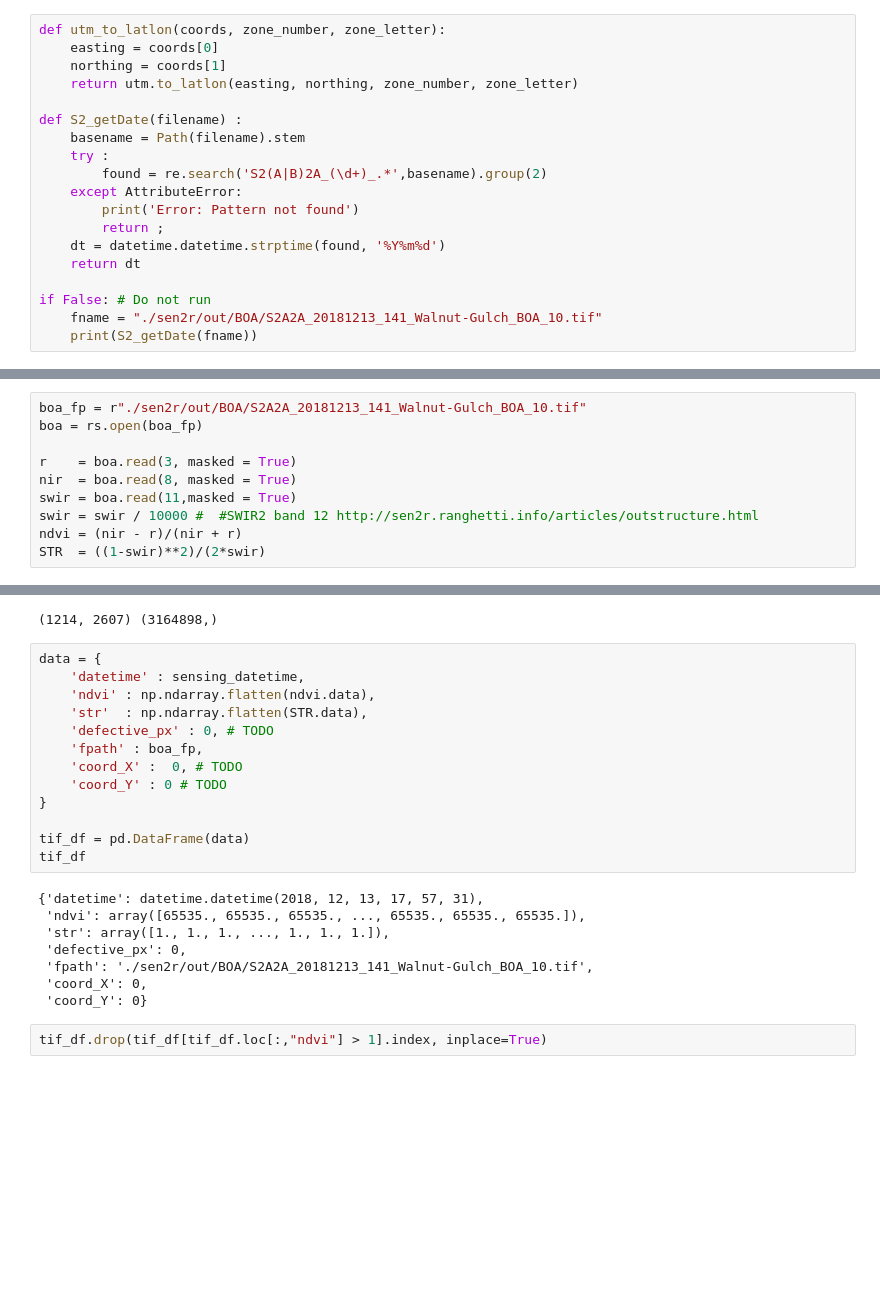
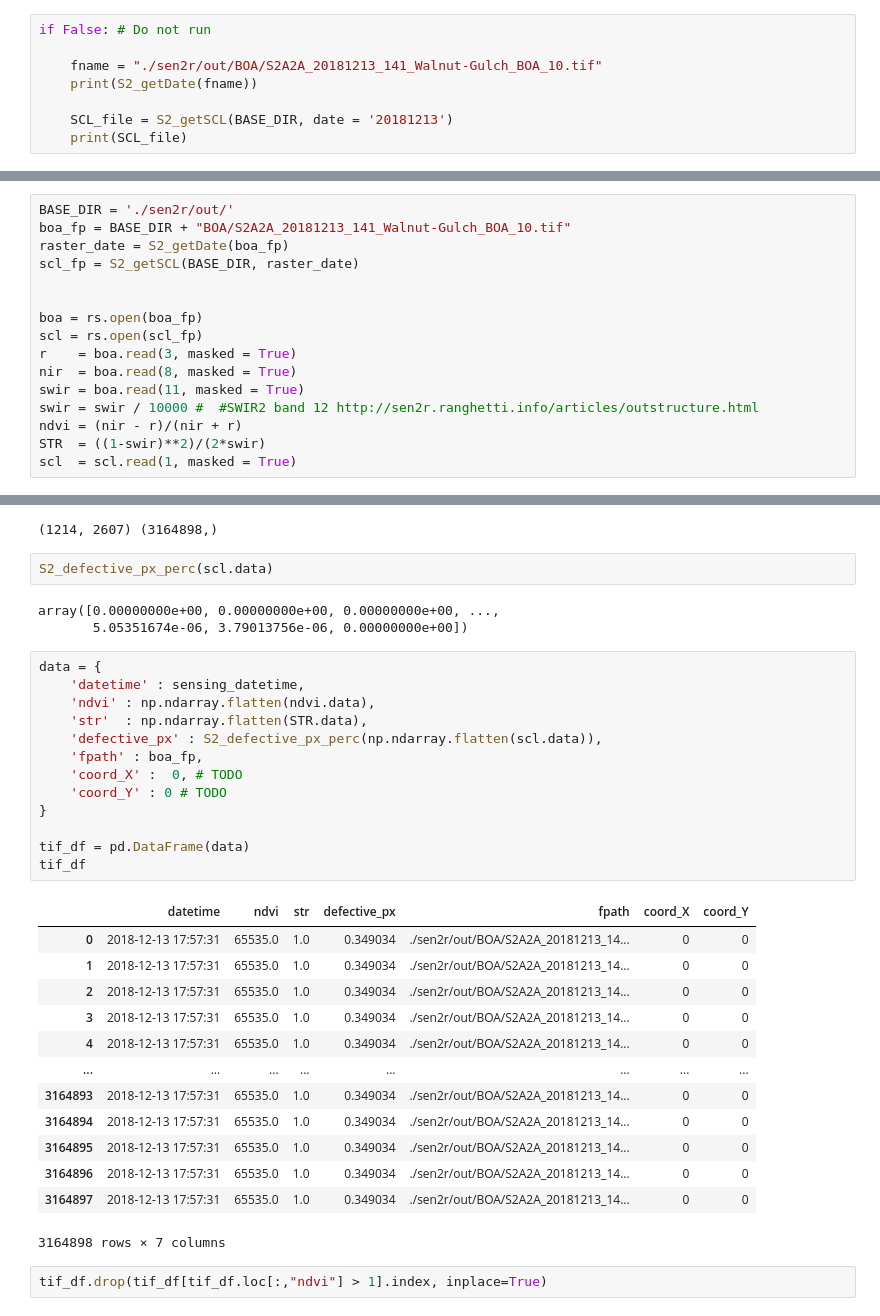
Before and after one commit to VicenteYago/OPTRAM, a Jupyter notebook: OPTRAM.ipynb, the cells around one changed output, grey strips where cells are left out. Saved outputs shown, nothing was run; the diff lists cells and outputs as text; blank space fills up the shorter version.

Commit message:
defective_px_perc OK

```diff
--- a/OPTRAM.ipynb
+++ b/OPTRAM.ipynb
@@ -33,19 +91,8 @@ swrc
 # %%
-def utm_to_latlon(coords, zone_number, zone_letter):
-    easting = coords[0]
-    northing = coords[1]
-    return utm.to_latlon(easting, northing, zone_number, zone_letter)
+if False: # Do not run
 
-def S2_getDate(filename) :
-    basename = Path(filename).stem
-    try :
-        found = re.search('S2(A|B)2A_(\d+)_.*',basename).group(2)
-    except AttributeError:
-        print('Error: Pattern not found')
-        return ;
-    dt = datetime.datetime.strptime(found, '%Y%m%d')
-    return dt
-
-if False: # Do not run
     fname = "./sen2r/out/BOA/S2A2A_20181213_141_Walnut-Gulch_BOA_10.tif"
     print(S2_getDate(fname))
+
+    SCL_file = S2_getSCL(BASE_DIR, date = '20181213')
+    print(SCL_file)
@@ -131,15 +182,21 @@ ax2.plot(l1tdr17_fix.loc[:,'SM5'].index, l1tdr17_fix.loc[:,'SM5'])
 # %% [markdown]
 Example for df creation of 1 image:
 # %%
-boa_fp = r"./sen2r/out/BOA/S2A2A_20181213_141_Walnut-Gulch_BOA_10.tif"
+BASE_DIR = './sen2r/out/'
+boa_fp = BASE_DIR + "BOA/S2A2A_20181213_141_Walnut-Gulch_BOA_10.tif"
+raster_date = S2_getDate(boa_fp)
+scl_fp = S2_getSCL(BASE_DIR, raster_date)
+
+
 boa = rs.open(boa_fp)
-
+scl = rs.open(scl_fp)
 r    = boa.read(3, masked = True)
 nir  = boa.read(8, masked = True)
-swir = boa.read(11,masked = True)
+swir = boa.read(11, masked = True)
 swir = swir / 10000 #  #SWIR2 band 12 http://sen2r.ranghetti.info/articles/outstructure.html
 ndvi = (nir - r)/(nir + r)
 STR  = ((1-swir)**2)/(2*swir)
+scl  = scl.read(1, masked = True)
 # %% [markdown]
 The following cell runs a bash command to obtain the sensing acquisition datetime of the satellite images. The invoked script is a R code which uses the sen2r library.
 # %%
@@ -183,27 +240,38 @@ sensing_datetime = datetime.datetime.strptime(dts[1], '
 print(ndvi.data.shape, np.ndarray.flatten(ndvi.data).shape)
 # %% [output]
 (1214, 2607) (3164898,)
+# %%
+S2_defective_px_perc(scl.data)
+# %% [output]
+array([0.00000000e+00, 0.00000000e+00, 0.00000000e+00, ...,
+       5.05351674e-06, 3.79013756e-06, 0.00000000e+00])
 # %%
 data = {
     'datetime' : sensing_datetime,
     'ndvi' : np.ndarray.flatten(ndvi.data),
     'str'  : np.ndarray.flatten(STR.data),
-    'defective_px' : 0, # TODO
+    'defective_px' : S2_defective_px_perc(np.ndarray.flatten(scl.data)),
     'fpath' : boa_fp,
     'coord_X' :  0, # TODO
     'coord_Y' : 0 # TODO
 }
 
 tif_df = pd.DataFrame(data)
 tif_df
 # %% [output]
+|  | datetime | ndvi | str | defective_px | fpath | coord_X | coord_Y |
+| 0 | 2018-12-13 17:57:31 | 65535.0 | 1.0 | 0.349034 | ./sen2r/out/BOA/S2A2A_20181213_14... | 0 | 0 |
+| 1 | 2018-12-13 17:57:31 | 65535.0 | 1.0 | 0.349034 | ./sen2r/out/BOA/S2A2A_20181213_14... | 0 | 0 |
+| 2 | 2018-12-13 17:57:31 | 65535.0 | 1.0 | 0.349034 | ./sen2r/out/BOA/S2A2A_20181213_14... | 0 | 0 |
+| 3 | 2018-12-13 17:57:31 | 65535.0 | 1.0 | 0.349034 | ./sen2r/out/BOA/S2A2A_20181213_14... | 0 | 0 |
+| 4 | 2018-12-13 17:57:31 | 65535.0 | 1.0 | 0.349034 | ./sen2r/out/BOA/S2A2A_20181213_14... | 0 | 0 |
+| ... | ... | ... | ... | ... | ... | ... | ... |
+| 3164893 | 2018-12-13 17:57:31 | 65535.0 | 1.0 | 0.349034 | ./sen2r/out/BOA/S2A2A_20181213_14... | 0 | 0 |
+| 3164894 | 2018-12-13 17:57:31 | 65535.0 | 1.0 | 0.349034 | ./sen2r/out/BOA/S2A2A_20181213_14... | 0 | 0 |
+| 3164895 | 2018-12-13 17:57:31 | 65535.0 | 1.0 | 0.349034 | ./sen2r/out/BOA/S2A2A_20181213_14... | 0 | 0 |
+| 3164896 | 2018-12-13 17:57:31 | 65535.0 | 1.0 | 0.349034 | ./sen2r/out/BOA/S2A2A_20181213_14... | 0 | 0 |
+| 3164897 | 2018-12-13 17:57:31 | 65535.0 | 1.0 | 0.349034 | ./sen2r/out/BOA/S2A2A_20181213_14... | 0 | 0 |
-{'datetime': datetime.datetime(2018, 12, 13, 17, 57, 31),
- 'ndvi': array([65535., 65535., 65535., ..., 65535., 65535., 65535.]),
- 'str': array([1., 1., 1., ..., 1., 1., 1.]),
- 'defective_px': 0,
- 'fpath': './sen2r/out/BOA/S2A2A_20181213_141_Walnut-Gulch_BOA_10.tif',
- 'coord_X': 0,
- 'coord_Y': 0}
+3164898 rows × 7 columns
 # %%
 tif_df.drop(tif_df[tif_df.loc[:,"ndvi"] > 1].index, inplace=True)
 # %%
```
Also changed, not shown: parts of 6 cells of this notebook.
